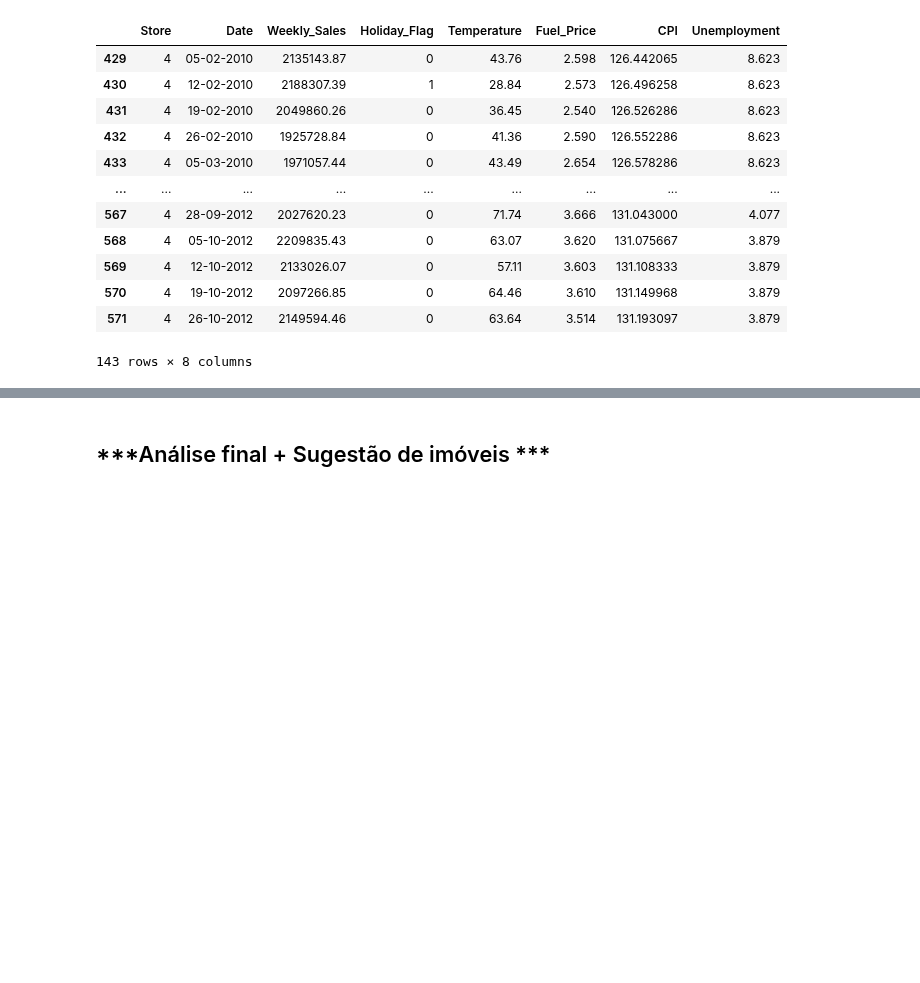
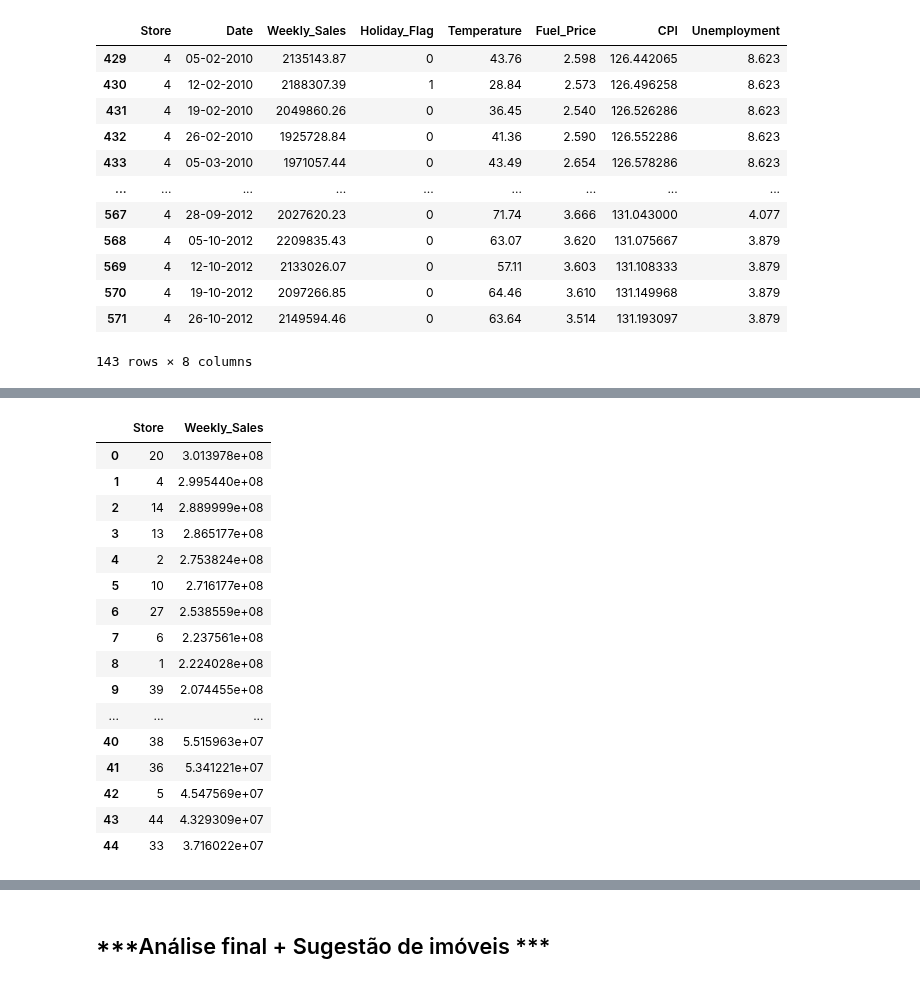
Before and after one commit to Adjalma/Mini-Projeto-DNC, a Jupyter notebook: Mini_Projeto_Walmart_DNC.ipynb, the cells around one changed output, grey strips where cells are left out. Drawn from its saved outputs; the diff is of its cells as text; code cells hidden in the pictures; blank space fills up the shorter version.

```diff
--- a/Mini_Projeto_Walmart_DNC.ipynb
+++ b/Mini_Projeto_Walmart_DNC.ipynb
@@ -102,0 +111,21 @@ store_sales_Holiday_Flag
+# %%
+df3 = walmart.groupby(['Store']).agg({'Weekly_Sales': 'sum'}).sort_values('Weekly_Sales',ascending = False).reset_index()
+df3
+# %% [output]
+|  | Store | Weekly_Sales |
+| 0 | 20 | 3.013978e+08 |
+| 1 | 4 | 2.995440e+08 |
+| 2 | 14 | 2.889999e+08 |
+| 3 | 13 | 2.865177e+08 |
+| 4 | 2 | 2.753824e+08 |
+| 5 | 10 | 2.716177e+08 |
+| 6 | 27 | 2.538559e+08 |
+| 7 | 6 | 2.237561e+08 |
+| 8 | 1 | 2.224028e+08 |
+| 9 | 39 | 2.074455e+08 |
+| ... | ... | ... |
+| 40 | 38 | 5.515963e+07 |
+| 41 | 36 | 5.341221e+07 |
+| 42 | 5 | 4.547569e+07 |
+| 43 | 44 | 4.329309e+07 |
+| 44 | 33 | 3.716022e+07 |
```
Also changed, not shown: parts of 11 cells of this notebook.
